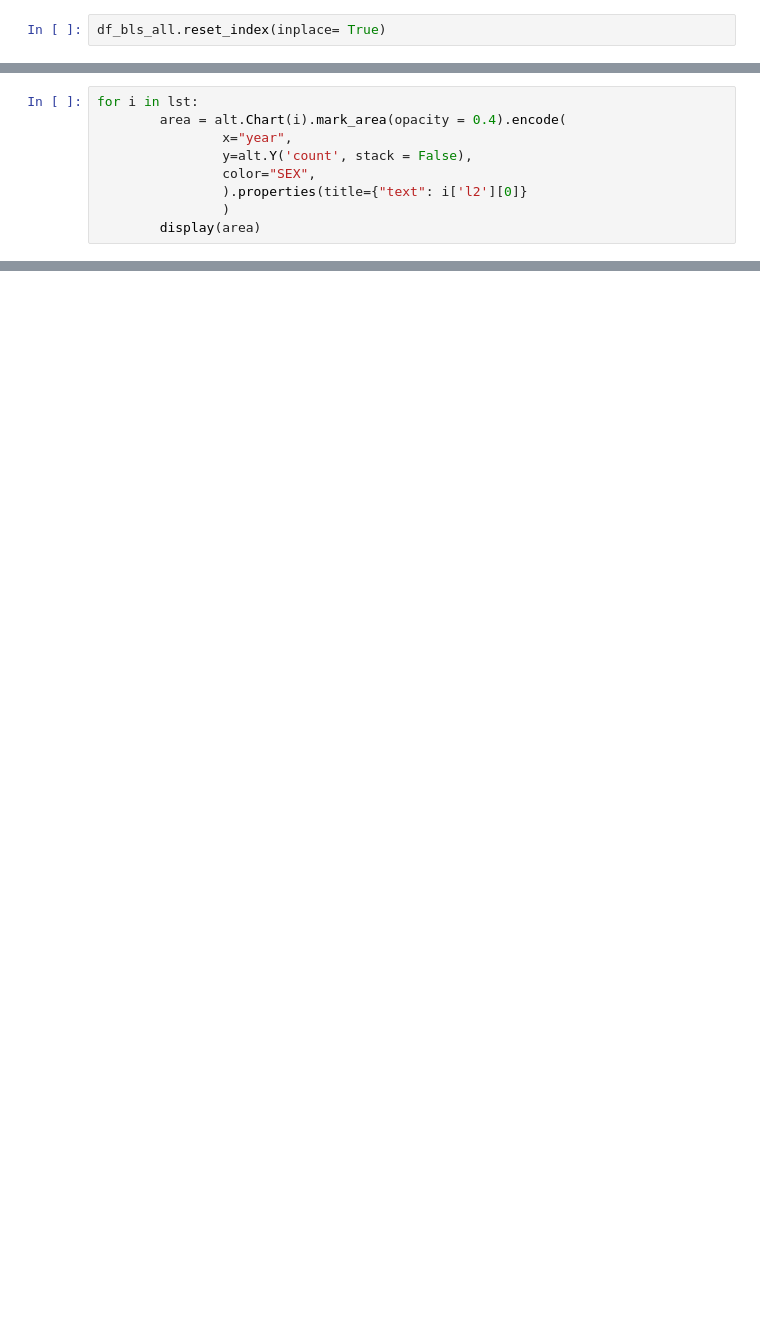
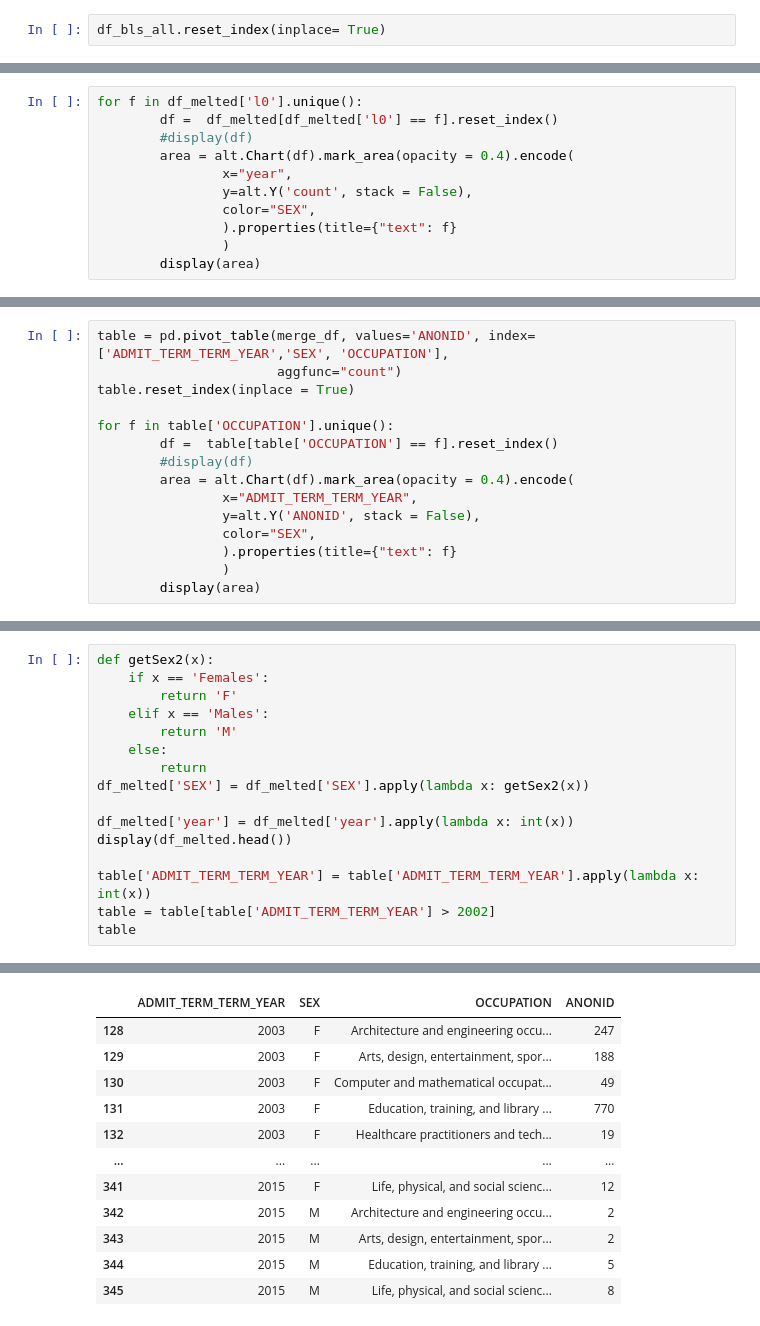
Before and after one commit to MADS-593-Project/Project, a Jupyter notebook: kolbe_work.ipynb, the cells around one changed output, grey strips where cells are left out. Cells and saved outputs as stored; diff of their text form; blank space fills up the shorter version.

```diff
--- a/kolbe_work.ipynb
+++ b/kolbe_work.ipynb
@@ -575,10 +458,12 @@ Mng_df
 # %%
-for i in lst:
-        area = alt.Chart(i).mark_area(opacity = 0.4).encode(
+for f in df_melted['l0'].unique():
+        df =  df_melted[df_melted['l0'] == f].reset_index()
+        #display(df)
+        area = alt.Chart(df).mark_area(opacity = 0.4).encode(
                 x="year",
                 y=alt.Y('count', stack = False),
                 color="SEX",
-                ).properties(title={"text": i['l2'][0]}
+                ).properties(title={"text": f}
                 )
         display(area)
 # %% [output]
@@ -588,0 +483,15 @@ for i in lst:
+# %%
+table = pd.pivot_table(merge_df, values='ANONID', index=['ADMIT_TERM_TERM_YEAR','SEX', 'OCCUPATION'],
+                       aggfunc="count")
+table.reset_index(inplace = True)
+
+for f in table['OCCUPATION'].unique():
+        df =  table[table['OCCUPATION'] == f].reset_index()
+        #display(df)
+        area = alt.Chart(df).mark_area(opacity = 0.4).encode(
+                x="ADMIT_TERM_TERM_YEAR",
+                y=alt.Y('ANONID', stack = False),
+                color="SEX",
+                ).properties(title={"text": f}
+                )
+        display(area)
@@ -588,0 +510,17 @@ for i in lst:
+# %%
+def getSex2(x):
+    if x == 'Females':
+        return 'F'
+    elif x == 'Males':
+        return 'M'
+    else:
+        return
+df_melted['SEX'] = df_melted['SEX'].apply(lambda x: getSex2(x))
+
+df_melted['year'] = df_melted['year'].apply(lambda x: int(x))
+display(df_melted.head())
+
+table['ADMIT_TERM_TERM_YEAR'] = table['ADMIT_TERM_TERM_YEAR'].apply(lambda x: int(x))
+table = table[table['ADMIT_TERM_TERM_YEAR'] > 2002]
+table
+# %% [output]
@@ -588,0 +533,12 @@ for i in lst:
+|  | ADMIT_TERM_TERM_YEAR | SEX | OCCUPATION | ANONID |
+| 128 | 2003 | F | Architecture and engineering occu... | 247 |
+| 129 | 2003 | F | Arts, design, entertainment, spor... | 188 |
+| 130 | 2003 | F | Computer and mathematical occupat... | 49 |
+| 131 | 2003 | F | Education, training, and library ... | 770 |
+| 132 | 2003 | F | Healthcare practitioners and tech... | 19 |
+| ... | ... | ... | ... | ... |
+| 341 | 2015 | F | Life, physical, and social scienc... | 12 |
+| 342 | 2015 | M | Architecture and engineering occu... | 2 |
+| 343 | 2015 | M | Arts, design, entertainment, spor... | 2 |
+| 344 | 2015 | M | Education, training, and library ... | 5 |
+| 345 | 2015 | M | Life, physical, and social scienc... | 8 |
```
Also changed, not shown: parts of 16 cells of this notebook.
